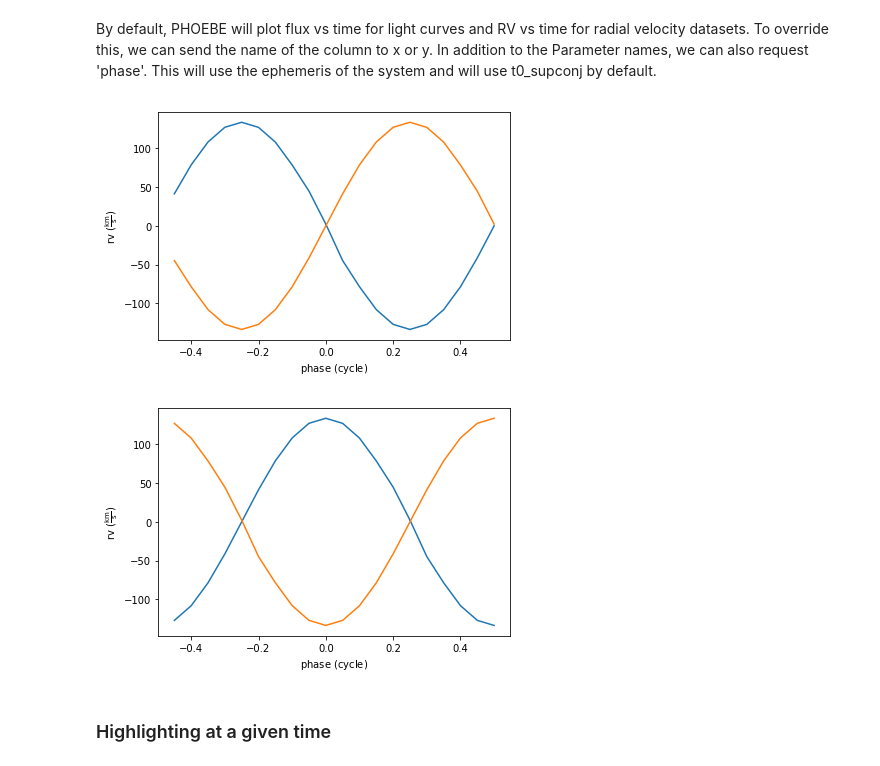
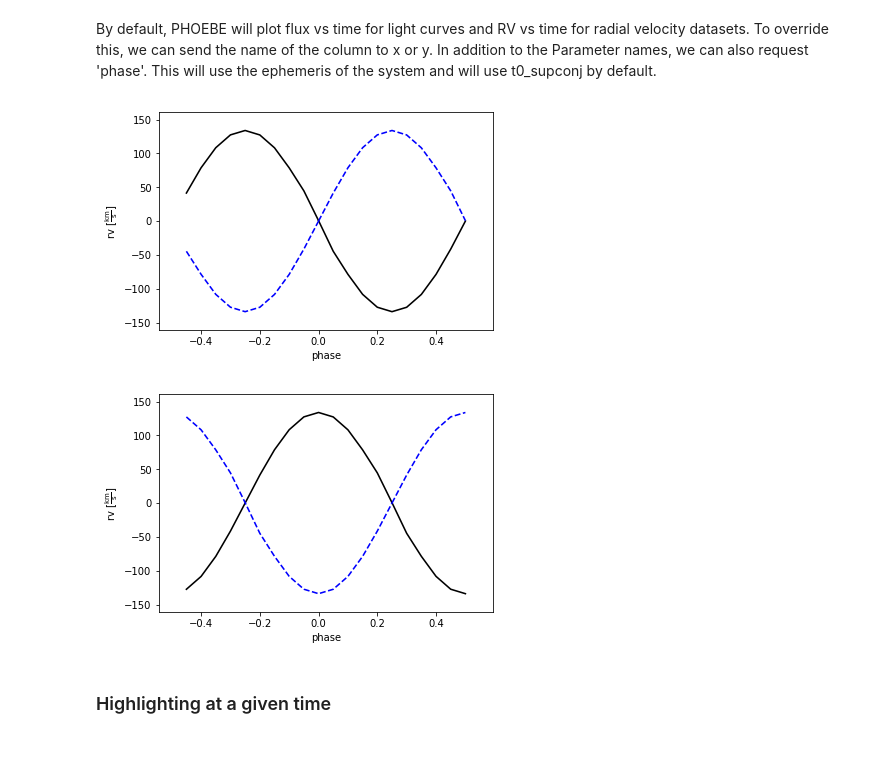
Before and after one commit to phoebe-project/phoebe2-workshop, a Jupyter notebook: Intro_Tutorial_08_plotting.ipynb, the cells around one changed output. Cells and saved outputs as stored; diff of their text form; code cells hidden in the pictures.

```diff
--- a/Intro_Tutorial_08_plotting.ipynb
+++ b/Intro_Tutorial_08_plotting.ipynb
@@ -21,11 +18,11 @@ b = phoebe.default_binary()
 # %% [markdown]
 Let's first re-add some simple datasets and run the models
 # %%
-b.add_dataset('lc', times=np.linspace(0,1,51), dataset='lc01')
+b.add_dataset('lc', times=phoebe.linspace(0,1,51), dataset='lc01')
 # %% [output]
 <ParameterSet: 15 parameters | contexts: compute, dataset>
 # %%
-b.add_dataset('rv', times=np.linspace(0,1,21), dataset='rv01')
+b.add_dataset('rv', times=phoebe.linspace(0,1,21), dataset='rv01')
 # %% [output]
 <ParameterSet: 15 parameters | contexts: compute, dataset>
 # %%
@@ -49,13 +46,13 @@ axs, artists = b.filter(dataset='lc01').plot()
 # %% [markdown]
 By default, PHOEBE will plot flux vs time for light curves and RV vs time for radial velocity datasets.  To override this, we can send the name of the column to x or y.  In addition to the Parameter names, we can also request 'phase'.  This will use the ephemeris of the system and will use t0_supconj by default.
 # %%
-axs, artists = b.filter(dataset='rv01').plot(x='phase')
+afig, mplfig = b.filter(dataset='rv01').plot(x='phase', show=True)
 # %% [output]
-[figure, old version]
+[figure, new version]
 # %%
-axs, artists = b.filter(dataset='rv01').plot(x='phase', t0='t0_perpass')
+afig, mplfig = b.filter(dataset='rv01').plot(x='phase', t0='t0_perpass', show=True)
 # %% [output]
-[figure, old version]
+[figure, new version]
 # %% [markdown]
 ### Highlighting at a given time
 # %% [markdown]
```
Also changed, not shown: parts of 7 cells of this notebook, 10 other files.
